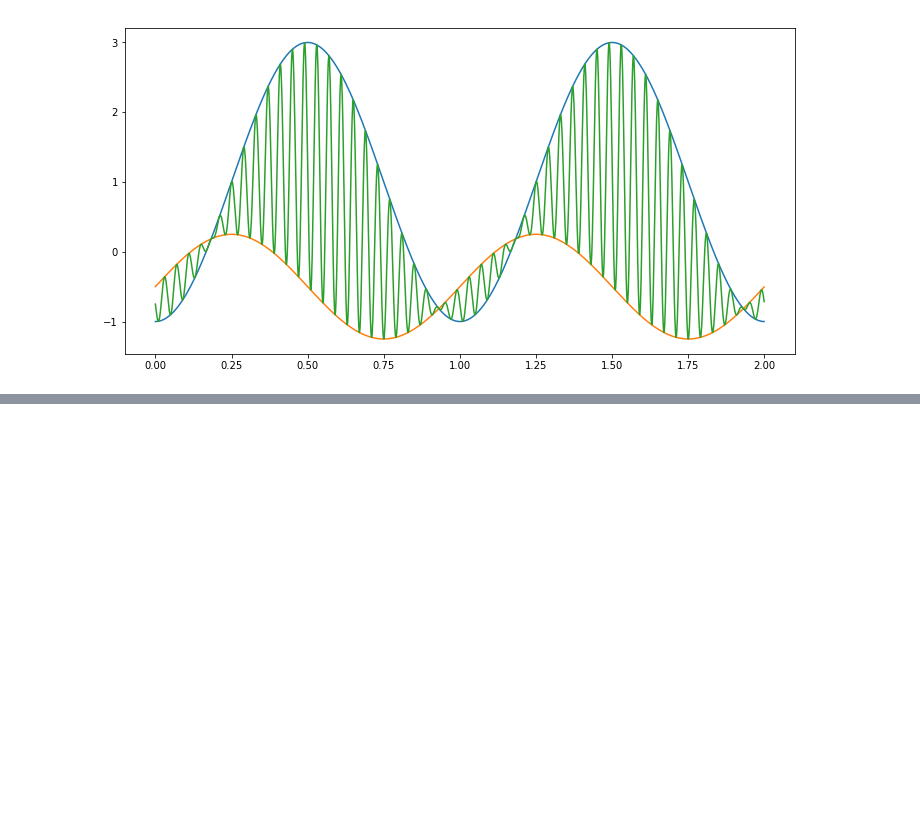
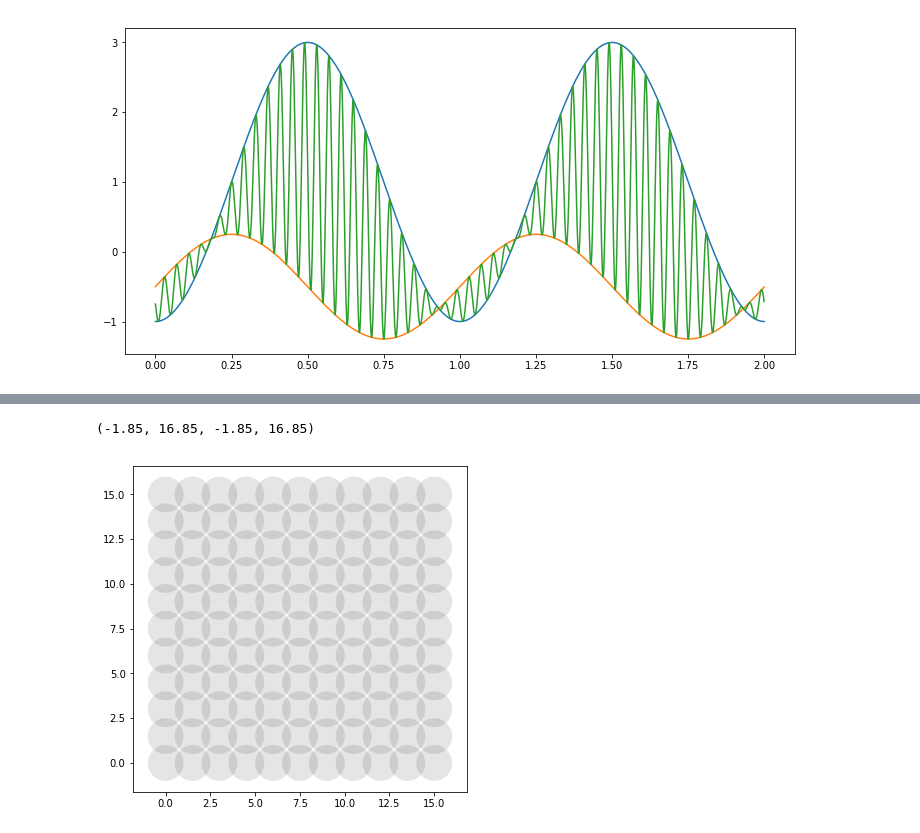
Before and after one commit to mango314/math-blog, a Jupyter notebook: 2019/042419 - Fourier Series.ipynb, the cells around one changed output, grey strips where cells are left out. Drawn from its saved outputs; the diff is of its cells as text; code cells hidden in the pictures; blank space fills up the shorter version.

```diff
--- a/2019/042419 - Fourier Series.ipynb
+++ b/2019/042419 - Fourier Series.ipynb
@@ -435,0 +520,15 @@ plt.plot(t,z)
+# %%
+plt.rcParams['figure.figsize'] = 6,6
+
+t = np.arange(0,1.01,0.01)
+z = np.exp(2j*np.pi*t)
+
+for a in range(11):
+    for b in range(11):
+        w = 1.5*(a+1j*b) + z
+        plt.fill(w.real, w.imag, 'k-', alpha=0.1)
+
+plt.axis("Equal")
+# %% [output]
+(-1.85, 16.85, -1.85, 16.85)
+[figure, added]
```
Also changed, not shown: parts of 5 cells of this notebook.
